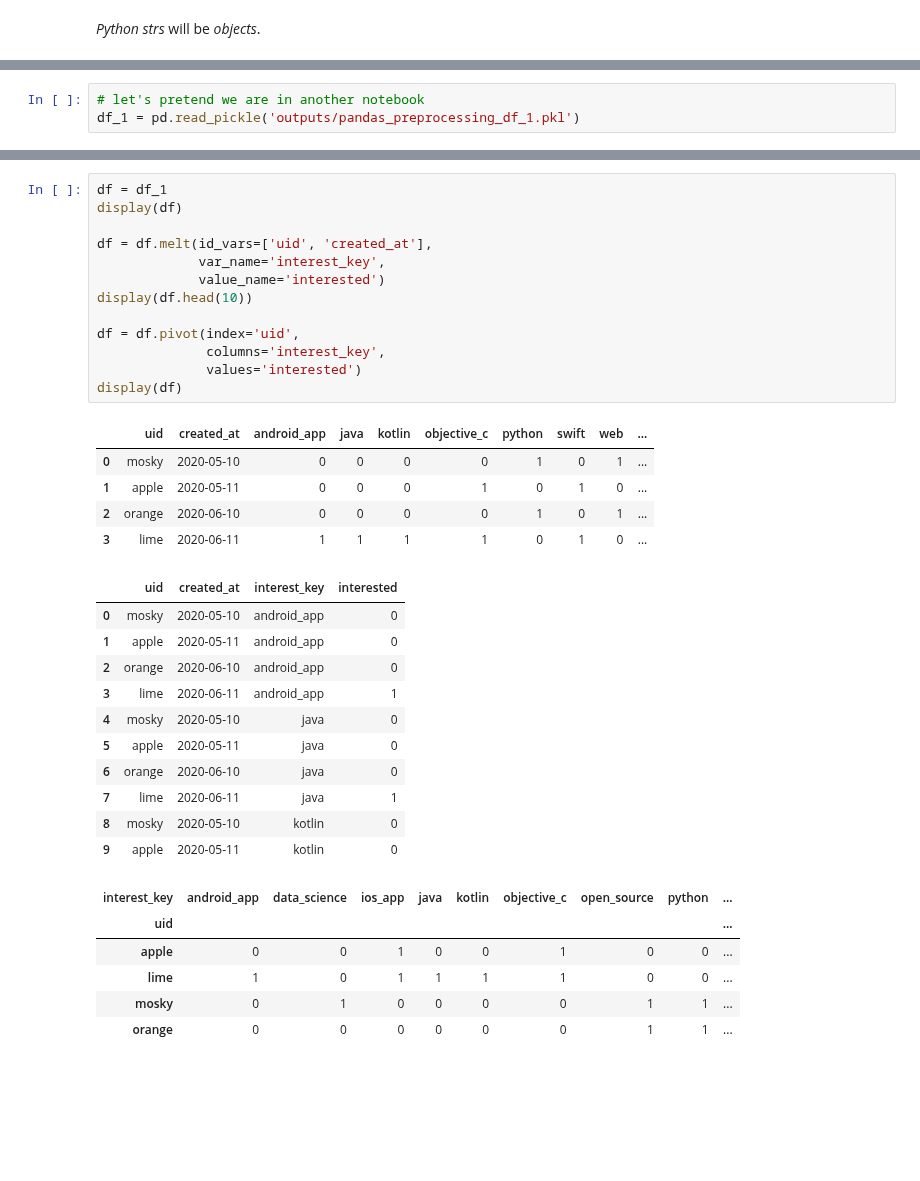
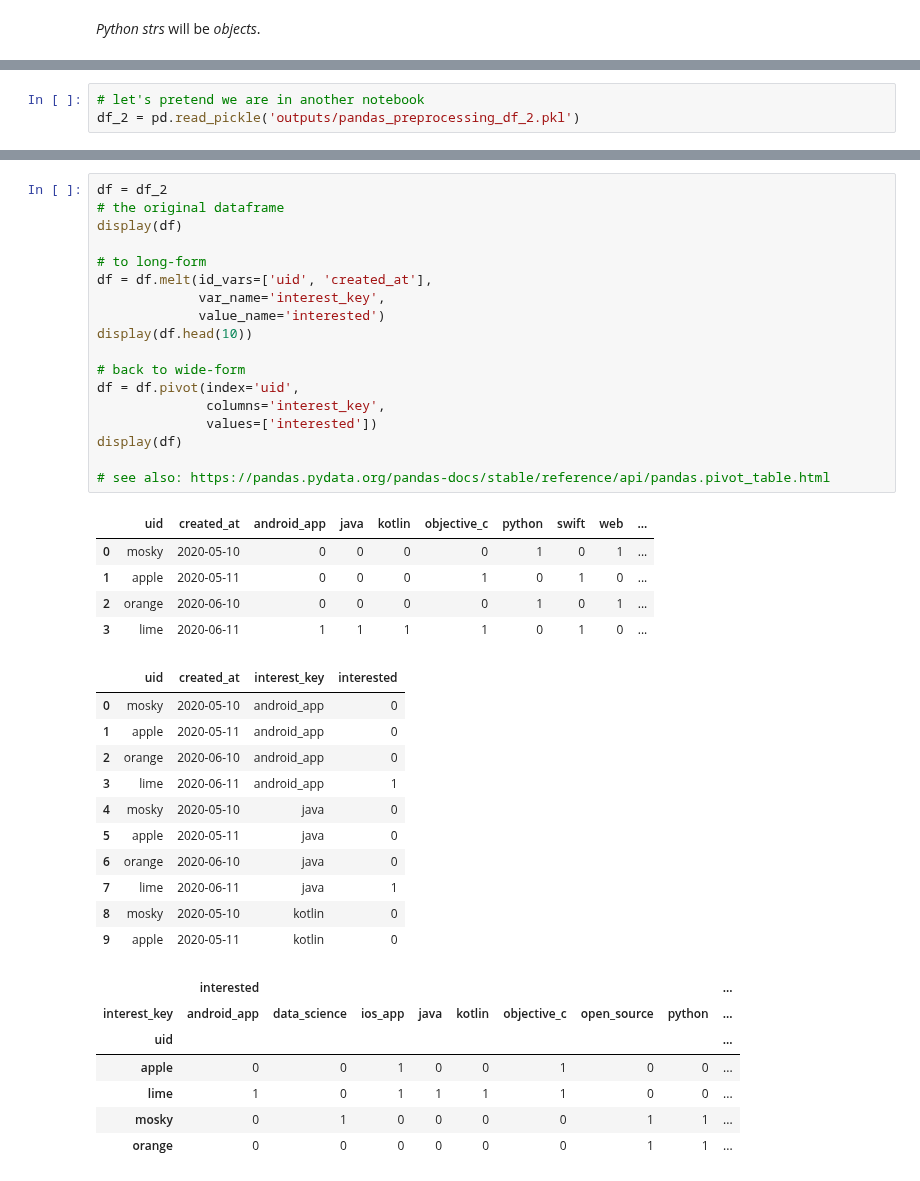
Before and after one commit to moskytw/data-science-with-python, a Jupyter notebook: handouts/pandas_preprocessing.ipynb, the cells around one changed output, grey strips where cells are left out. Drawn from its saved outputs; the diff is of its cells as text; blank space fills up the shorter version.

Commit message:
Add dataframe creation

```diff
--- a/handouts/pandas_preprocessing.ipynb
+++ b/handouts/pandas_preprocessing.ipynb
@@ -121,5 +189,5 @@ df_1 = df
 | 3 | lime | 2020-06-11 | 1 | 1 | 1 | 1 | 0 | 1 | 0 | ... |
 # %%
 # let's pretend we are in another notebook
-df_1 = pd.read_pickle('outputs/pandas_preprocessing_df_1.pkl')
+df_2 = pd.read_pickle('outputs/pandas_preprocessing_df_2.pkl')
 # %%
@@ -189,35 +259,41 @@ display(df,
 | 2020-05 | 0 | 0 | 0 | 1 | 1 | 1 | 1 | 1 | 1 | ... |
 | 2020-06 | 1 | 1 | 1 | 1 | 1 | 1 | 1 | 0 | 1 | ... |
 # %%
-df = df_1
+df = df_2
+# the original dataframe
 display(df)
 
+# to long-form
 df = df.melt(id_vars=['uid', 'created_at'],
              var_name='interest_key',
              value_name='interested')
 display(df.head(10))
 
+# back to wide-form
 df = df.pivot(index='uid',
               columns='interest_key',
-              values='interested')
+              values=['interested'])
 display(df)
+
+# see also: https://pandas.pydata.org/pandas-docs/stable/reference/api/pandas.pivot_table.html
 # %% [output]
 |  | uid | created_at | android_app | java | kotlin | objective_c | python | swift | web | ... |
 | 0 | mosky | 2020-05-10 | 0 | 0 | 0 | 0 | 1 | 0 | 1 | ... |
 | 1 | apple | 2020-05-11 | 0 | 0 | 0 | 1 | 0 | 1 | 0 | ... |
 | 2 | orange | 2020-06-10 | 0 | 0 | 0 | 0 | 1 | 0 | 1 | ... |
 | 3 | lime | 2020-06-11 | 1 | 1 | 1 | 1 | 0 | 1 | 0 | ... |
 |  | uid | created_at | interest_key | interested |
 | 0 | mosky | 2020-05-10 | android_app | 0 |
 | 1 | apple | 2020-05-11 | android_app | 0 |
 | 2 | orange | 2020-06-10 | android_app | 0 |
 | 3 | lime | 2020-06-11 | android_app | 1 |
 | 4 | mosky | 2020-05-10 | java | 0 |
 | 5 | apple | 2020-05-11 | java | 0 |
 | 6 | orange | 2020-06-10 | java | 0 |
 | 7 | lime | 2020-06-11 | java | 1 |
 | 8 | mosky | 2020-05-10 | kotlin | 0 |
 | 9 | apple | 2020-05-11 | kotlin | 0 |
+|  | interested |  |  |  |  |  |  |  | ... |
 | interest_key | android_app | data_science | ios_app | java | kotlin | objective_c | open_source | python | ... |
 | uid |  |  |  |  |  |  |  |  | ... |
 | apple | 0 | 0 | 1 | 0 | 0 | 1 | 0 | 0 | ... |
```
Also changed, not shown: parts of 12 cells of this notebook.
